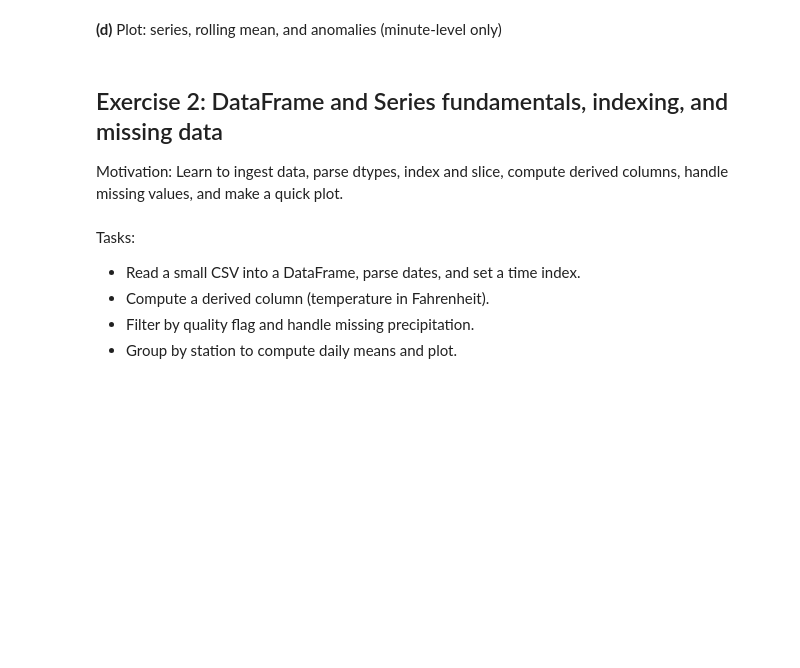
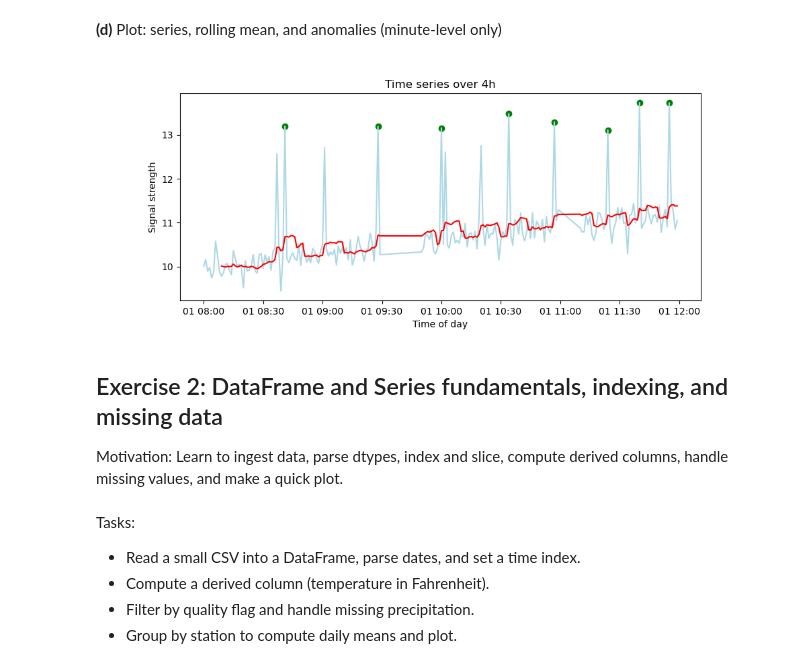
Before and after one commit to Moorboor/ScipyRepository, a Jupyter notebook: Sheet5/sheet05.ipynb, the cells around one changed output. Saved outputs shown, nothing was run; the diff lists cells and outputs as text; code cells hidden in the pictures; blank space fills up the shorter version.

```diff
--- a/Sheet5/sheet05.ipynb
+++ b/Sheet5/sheet05.ipynb
@@ -73,6 +94,8 @@ YOUR ANSWER HERE
 # roll_mean = ...
 # roll_std = ...
 # YOUR CODE HERE
+roll_mean = ts.rolling(window=10, center=False).mean()
+roll_std = ts.rolling(window=10, center=False).std()
 
 # Quick checks
 assert roll_mean.index.is_monotonic_increasing
@@ -85,6 +106,17 @@ NameError: name 'roll_mean' is not defined
 # anomalies = ...
 # YOUR CODE HERE
 
+# z-score calculated with z = (x – μ) / σ
+# using static mean = ts.mean() and std = ts.std() bc rolling stats resulted in an assert
+mean = ts.mean()
+std = ts.std()
+
+z_score_threshold = 3
+possible_anomalies = (ts - mean) / std
+
+anomalies = np.abs(possible_anomalies) > z_score_threshold
+
 # sanity check
 assert anomalies.dtype == bool
 assert anomalies.sum() > 0, "Expect some anomalies to be flagged"
+anomalies
@@ -92,6 +137,23 @@ assert anomalies.sum() > 0, "Expect some anomalies to be flagged"
 **(d)** Plot: series, rolling mean, and anomalies (minute-level only)
 # %%
 # YOUR CODE HERE
+
+import matplotlib.pyplot as plt
+
+fig, ax = plt.subplots(figsize=(10, 4))
+
+ax.plot(ts, color='lightblue')
+ax.plot(roll_mean, color='red')
+ax.scatter(ts.index[anomalies], ts[anomalies], color='green') #-> yields all anomalies, not just the true ones
+
+ax.set(ylabel = 'Signal strength',
+    xlabel = 'Time of day',
+    title = 'Time series over 4h')
+
+
+plt.show()
+# %% [output]
+[figure, added]
 # %% [markdown]
 ## Exercise 2: DataFrame and Series fundamentals, indexing, and missing data
 
```
Also changed, not shown: parts of 6 cells of this notebook.
